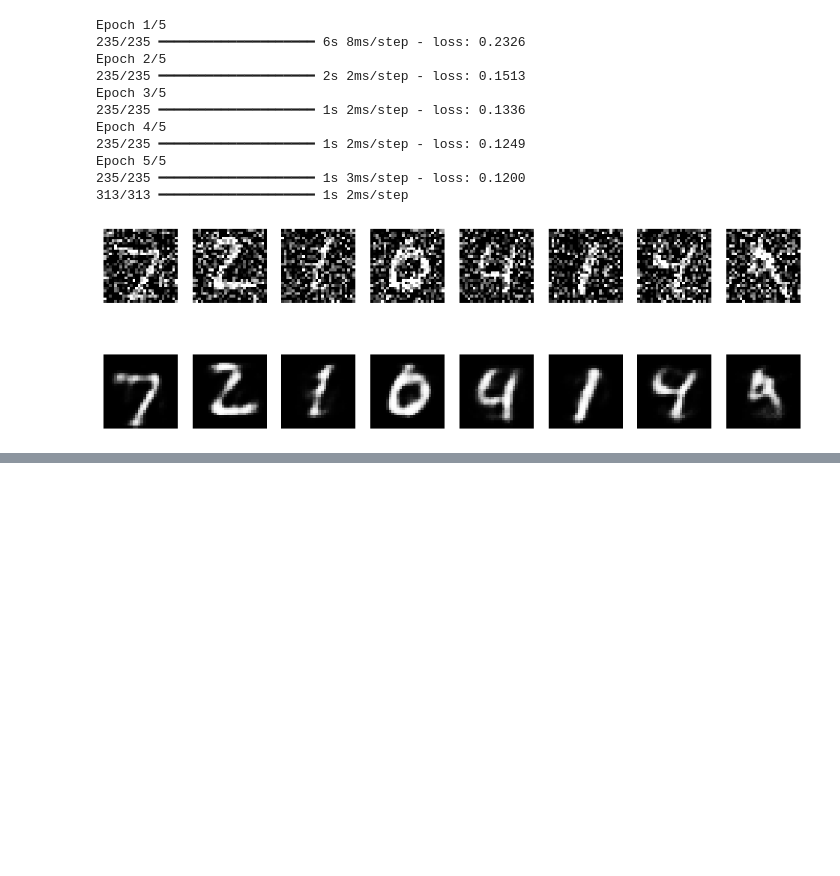
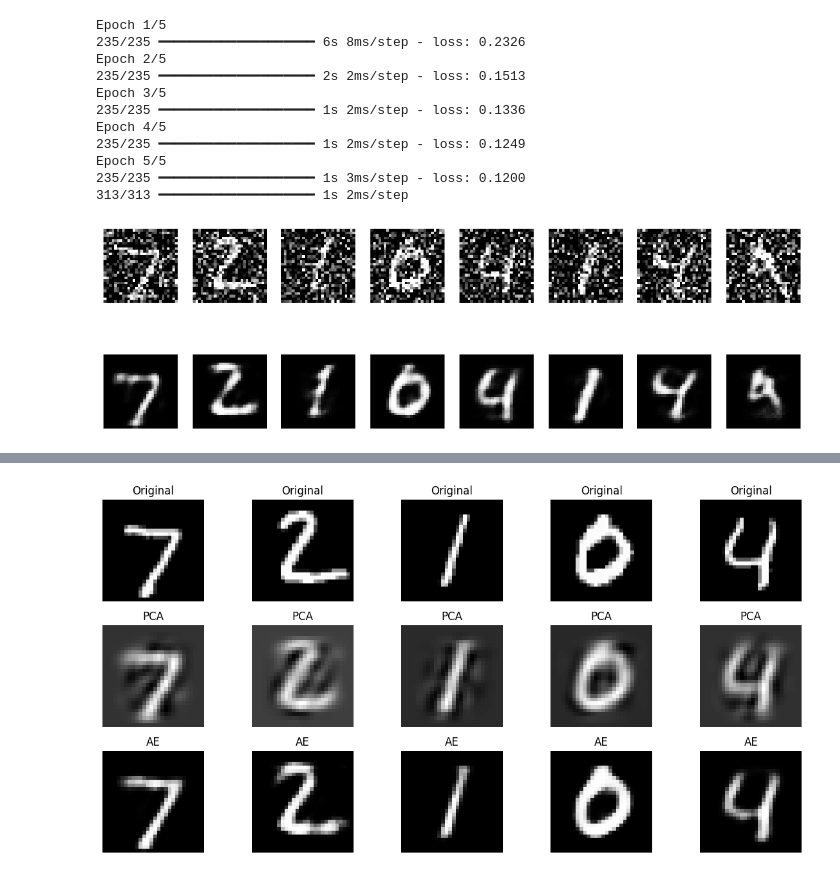
Before and after one commit to srichandana498/DL, a Jupyter notebook: Deep_Learning.ipynb, the cells around one changed output, grey strips where cells are left out. Drawn from its saved outputs; the diff is of its cells as text; code cells hidden in the pictures; blank space fills up the shorter version.

```diff
--- a/Deep_Learning.ipynb
+++ b/Deep_Learning.ipynb
@@ -3713,3 +3727,91 @@ Epoch 5/5
 235/235 ━━━━━━━━━━━━━━━━━━━━ 1s 3ms/step - loss: 0.1200
 313/313 ━━━━━━━━━━━━━━━━━━━━ 1s 2ms/step
 [figure]
+# %%
+# Demonstrate PCA with AE on a dataset.
+
+import numpy as np
+import matplotlib.pyplot as plt
+
+from sklearn.decomposition import PCA
+from tensorflow.keras.datasets import mnist
+from tensorflow.keras.models import Model
+from tensorflow.keras.layers import Input, Dense
+
+# Load dataset
+(x_train, _), (x_test, _) = mnist.load_data()
+
+# Normalize and reshape
+x_train = x_train.astype('float32') / 255.
+x_test = x_test.astype('float32') / 255.
+
+x_train = x_train.reshape((len(x_train), -1))
+x_test = x_test.reshape((len(x_test), -1))
+
+# -------------------------------
+# 🔷 PCA
+# -------------------------------
+pca = PCA(n_components=32)
+x_train_pca = pca.fit_transform(x_train)
+x_test_pca = pca.transform(x_test)
+
+# Reconstruct
+x_test_pca_recon = pca.inverse_transform(x_test_pca)
+
+# -------------------------------
+# 🔷 Autoencoder
+# -------------------------------
+input_dim = 784
+encoding_dim = 32
+
+input_layer = Input(shape=(input_dim,))
+encoded = Dense(128, activation='relu')(input_layer)
+encoded = Dense(encoding_dim, activation='relu')(encoded)
+
+decoded = Dense(128, activation='relu')(encoded)
+decoded = Dense(input_dim, activation='sigmoid')(decoded)
+
+autoencoder = Model(input_layer, decoded)
+encoder = Model(input_layer, encoded)
+
+autoencoder.compile(optimizer='adam', loss='binary_crossentropy')
+
+# Train
+autoencoder.fit(x_train, x_train,
+                epochs=10,
+                batch_size=256,
+                shuffle=True,
+                validation_data=(x_test, x_test),
+                verbose=1)
+
+# Reconstruct
+x_test_ae_recon = autoencoder.predict(x_test)
+
+# -------------------------------
+# 🔷 Visualization
+# -------------------------------
+n = 5
+plt.figure(figsize=(12, 6))
+
+for i in range(n):
+    # Original
+    ax = plt.subplot(3, n, i + 1)
+    plt.imshow(x_test[i].reshape(28, 28), cmap='gray')
+    plt.title("Original")
+    plt.axis('off')
+
+    # PCA
+    ax = plt.subplot(3, n, i + 1 + n)
+    plt.imshow(x_test_pca_recon[i].reshape(28, 28), cmap='gray')
+    plt.title("PCA")
+    plt.axis('off')
+
+    # Autoencoder
+    ax = plt.subplot(3, n, i + 1 + 2*n)
+    plt.imshow(x_test_ae_recon[i].reshape(28, 28), cmap='gray')
+    plt.title("AE")
+    plt.axis('off')
+
+plt.tight_layout()
+plt.show()
+# %% [output]
@@ -3715,0 +3835 @@ Epoch 5/5
+[figure, added]
```
Also changed, not shown: parts of 21 cells of this notebook.
